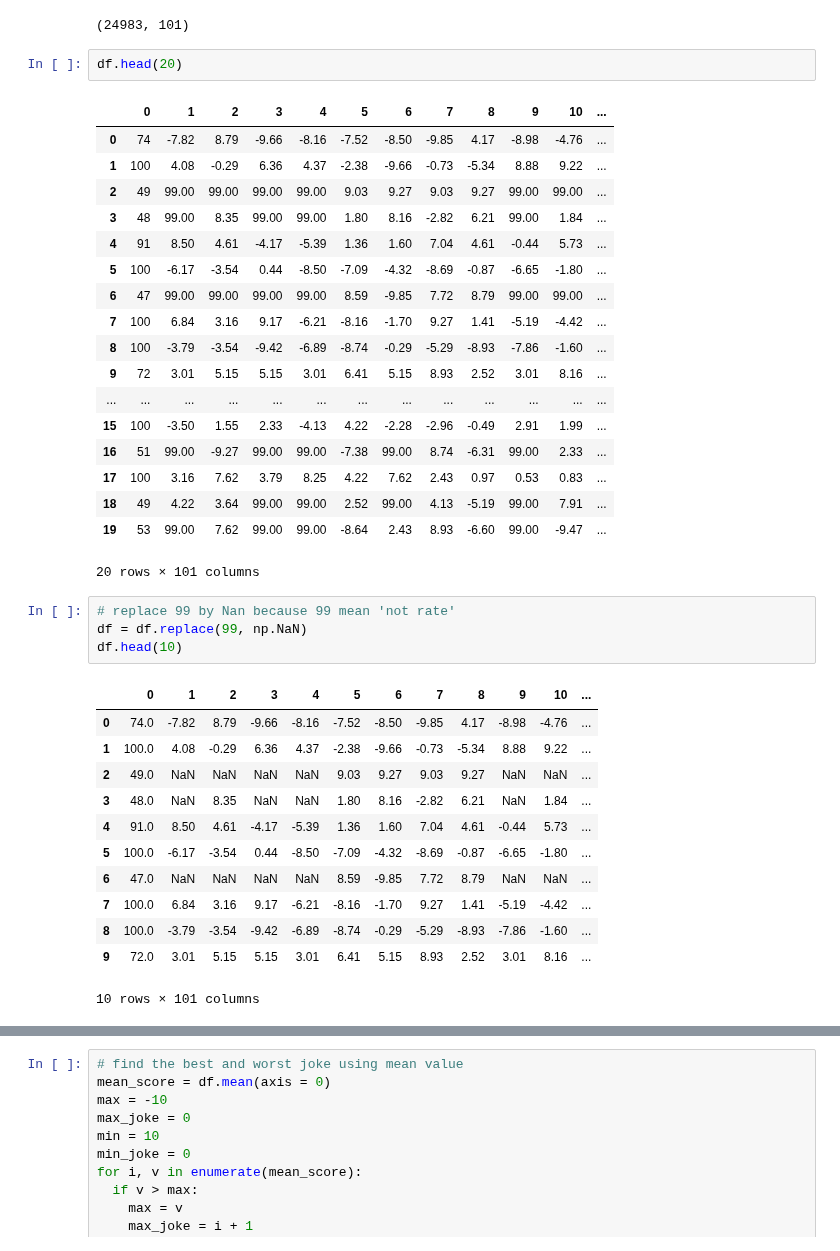
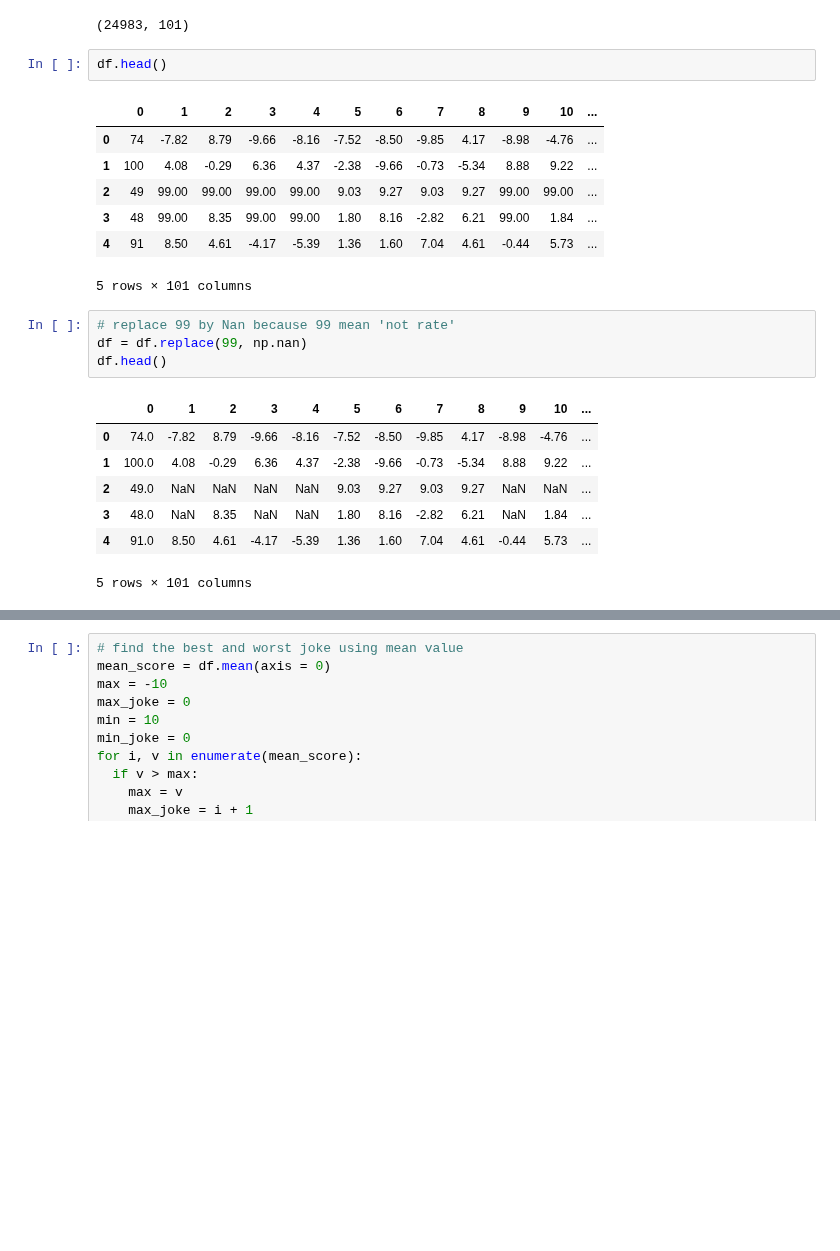
Before and after one commit to ThakdanaiSaelee/Lab_CE888, a Jupyter notebook: lab4 - recommed/my_recommender.ipynb, the cells around one changed output, grey strips where cells are left out. Cells and saved outputs as stored; diff of their text form; blank space fills up the shorter version.

```diff
--- a/lab4 - recommed/my_recommender.ipynb
+++ b/lab4 - recommed/my_recommender.ipynb
@@ -22,30 +22,19 @@ df.shape
 # %% [output]
 (24983, 101)
 # %%
-df.head(20)
+df.head()
 # %% [output]
 |  | 0 | 1 | 2 | 3 | 4 | 5 | 6 | 7 | 8 | 9 | 10 | ... |
 | 0 | 74 | -7.82 | 8.79 | -9.66 | -8.16 | -7.52 | -8.50 | -9.85 | 4.17 | -8.98 | -4.76 | ... |
 | 1 | 100 | 4.08 | -0.29 | 6.36 | 4.37 | -2.38 | -9.66 | -0.73 | -5.34 | 8.88 | 9.22 | ... |
 | 2 | 49 | 99.00 | 99.00 | 99.00 | 99.00 | 9.03 | 9.27 | 9.03 | 9.27 | 99.00 | 99.00 | ... |
 | 3 | 48 | 99.00 | 8.35 | 99.00 | 99.00 | 1.80 | 8.16 | -2.82 | 6.21 | 99.00 | 1.84 | ... |
 | 4 | 91 | 8.50 | 4.61 | -4.17 | -5.39 | 1.36 | 1.60 | 7.04 | 4.61 | -0.44 | 5.73 | ... |
-| 5 | 100 | -6.17 | -3.54 | 0.44 | -8.50 | -7.09 | -4.32 | -8.69 | -0.87 | -6.65 | -1.80 | ... |
-| 6 | 47 | 99.00 | 99.00 | 99.00 | 99.00 | 8.59 | -9.85 | 7.72 | 8.79 | 99.00 | 99.00 | ... |
-| 7 | 100 | 6.84 | 3.16 | 9.17 | -6.21 | -8.16 | -1.70 | 9.27 | 1.41 | -5.19 | -4.42 | ... |
-| 8 | 100 | -3.79 | -3.54 | -9.42 | -6.89 | -8.74 | -0.29 | -5.29 | -8.93 | -7.86 | -1.60 | ... |
-| 9 | 72 | 3.01 | 5.15 | 5.15 | 3.01 | 6.41 | 5.15 | 8.93 | 2.52 | 3.01 | 8.16 | ... |
-| ... | ... | ... | ... | ... | ... | ... | ... | ... | ... | ... | ... | ... |
-| 15 | 100 | -3.50 | 1.55 | 2.33 | -4.13 | 4.22 | -2.28 | -2.96 | -0.49 | 2.91 | 1.99 | ... |
-| 16 | 51 | 99.00 | -9.27 | 99.00 | 99.00 | -7.38 | 99.00 | 8.74 | -6.31 | 99.00 | 2.33 | ... |
-| 17 | 100 | 3.16 | 7.62 | 3.79 | 8.25 | 4.22 | 7.62 | 2.43 | 0.97 | 0.53 | 0.83 | ... |
-| 18 | 49 | 4.22 | 3.64 | 99.00 | 99.00 | 2.52 | 99.00 | 4.13 | -5.19 | 99.00 | 7.91 | ... |
-| 19 | 53 | 99.00 | 7.62 | 99.00 | 99.00 | -8.64 | 2.43 | 8.93 | -6.60 | 99.00 | -9.47 | ... |
-20 rows × 101 columns
+5 rows × 101 columns
 # %%
 # replace 99 by Nan because 99 mean 'not rate'
-df = df.replace(99, np.NaN)
-df.head(10)
+df = df.replace(99, np.nan)
+df.head()
 # %% [output]
 |  | 0 | 1 | 2 | 3 | 4 | 5 | 6 | 7 | 8 | 9 | 10 | ... |
 | 0 | 74.0 | -7.82 | 8.79 | -9.66 | -8.16 | -7.52 | -8.50 | -9.85 | 4.17 | -8.98 | -4.76 | ... |
@@ -53,10 +42,5 @@ df.head(10)
 | 2 | 49.0 | NaN | NaN | NaN | NaN | 9.03 | 9.27 | 9.03 | 9.27 | NaN | NaN | ... |
 | 3 | 48.0 | NaN | 8.35 | NaN | NaN | 1.80 | 8.16 | -2.82 | 6.21 | NaN | 1.84 | ... |
 | 4 | 91.0 | 8.50 | 4.61 | -4.17 | -5.39 | 1.36 | 1.60 | 7.04 | 4.61 | -0.44 | 5.73 | ... |
-| 5 | 100.0 | -6.17 | -3.54 | 0.44 | -8.50 | -7.09 | -4.32 | -8.69 | -0.87 | -6.65 | -1.80 | ... |
-| 6 | 47.0 | NaN | NaN | NaN | NaN | 8.59 | -9.85 | 7.72 | 8.79 | NaN | NaN | ... |
-| 7 | 100.0 | 6.84 | 3.16 | 9.17 | -6.21 | -8.16 | -1.70 | 9.27 | 1.41 | -5.19 | -4.42 | ... |
-| 8 | 100.0 | -3.79 | -3.54 | -9.42 | -6.89 | -8.74 | -0.29 | -5.29 | -8.93 | -7.86 | -1.60 | ... |
-| 9 | 72.0 | 3.01 | 5.15 | 5.15 | 3.01 | 6.41 | 5.15 | 8.93 | 2.52 | 3.01 | 8.16 | ... |
-10 rows × 101 columns
+5 rows × 101 columns
 # %%
```
Also changed, not shown: parts of 9 cells of this notebook.
